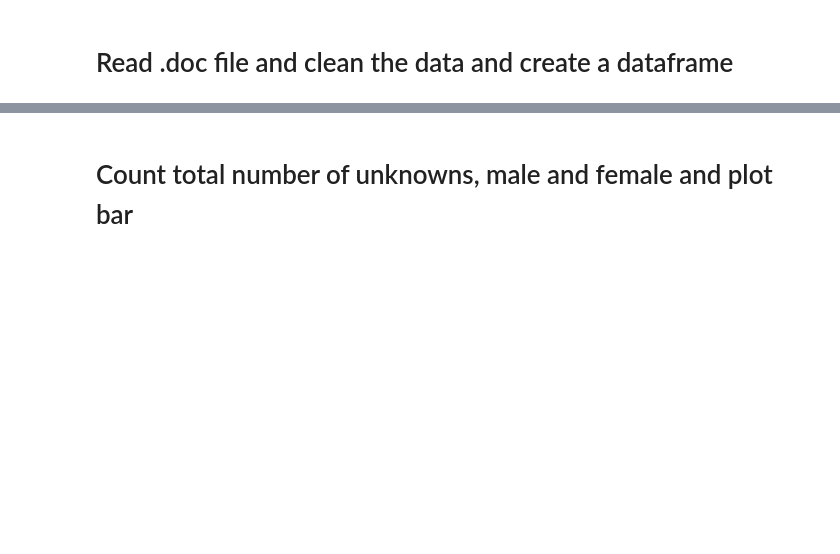
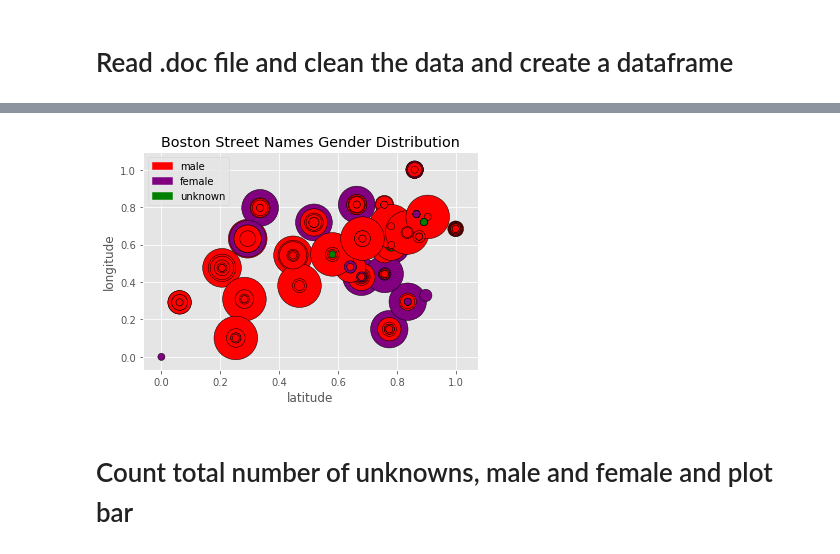
Before and after one commit to lliu42/506-project, a Jupyter notebook: Untitled.ipynb, the cells around one changed output, grey strips where cells are left out. Drawn from its saved outputs; the diff is of its cells as text; code cells hidden in the pictures; blank space fills up the shorter version.

Commit message:
Add geo location and rank and zip to dataset and add more analysis and visualization

```diff
--- a/Untitled.ipynb
+++ b/Untitled.ipynb
@@ -100,3 +202,54 @@ df
+# %%
+warnings.filterwarnings('ignore')
+from sklearn import preprocessing
+import matplotlib.patches as mpatches
+import matplotlib.pyplot as plt
+import matplotlib
+import seaborn as sns
+import warnings
+
+#plt.style.use('ggplot')
+min_max_scaler = preprocessing.MinMaxScaler()
+
+def create_patches(colors, real_labels):
+    """this function takes a list of colors and a list
+    of real names as the input. length of these two lists
+    must be the same.it create corresponding patches for plot legend
+    """
+    patches = []
+    for i in range (0, len(real_labels)):
+        patch = mpatches.Patch(color=colors[i], label= real_labels[i])
+        patches.append(patch)
+    return patches
+
+data = main_df_merged_with_geo[['LAT','LNG','gender','rank']]
+data['LAT'] = min_max_scaler.fit_transform(data['LAT'].values.reshape(-1,1))
+data['LNG'] = min_max_scaler.fit_transform(data['LNG'].values.reshape(-1,1))
+
+#data[["LAT", "LNG", "rank"]] = data[["LAT", "LNG","rank"]].apply(pd.to_numeric)
+genders = data['gender']
+colors = ['red','purple','green']
+labels = []
+for elem in data['gender'].tolist():
+    if elem == 'male':
+        labels.append('red')
+    elif elem == 'female':
+        labels.append('purple')
+    elif elem == "unknown":
+        labels.append('green')
+
+colors = ("red", "purple", "green")
+fig, ax = plt.subplots()
+scatter_plt = ax.scatter(data['LAT'], data['LNG'], c=labels, cmap=matplotlib.colors.ListedColormap(colors), vmin=0, vmax=2,
+                        edgecolor = 'black', s=data["rank"]*50)
+#fig.set_size_inches(6.5, 6.5)
+ax.set_xlabel('latitude')
+ax.set_ylabel('longitude')
+ax.set_title('Boston Street Names Gender Distribution')
+plt.legend(handles=create_patches(colors, ['male','female','unknown']))
+plt.show()
+# %% [output]
+[figure, added]
 # %% [markdown]
 # Count total number of unknowns, male and female and plot bar
 # %%
```
Also changed, not shown: parts of 7 cells of this notebook.
